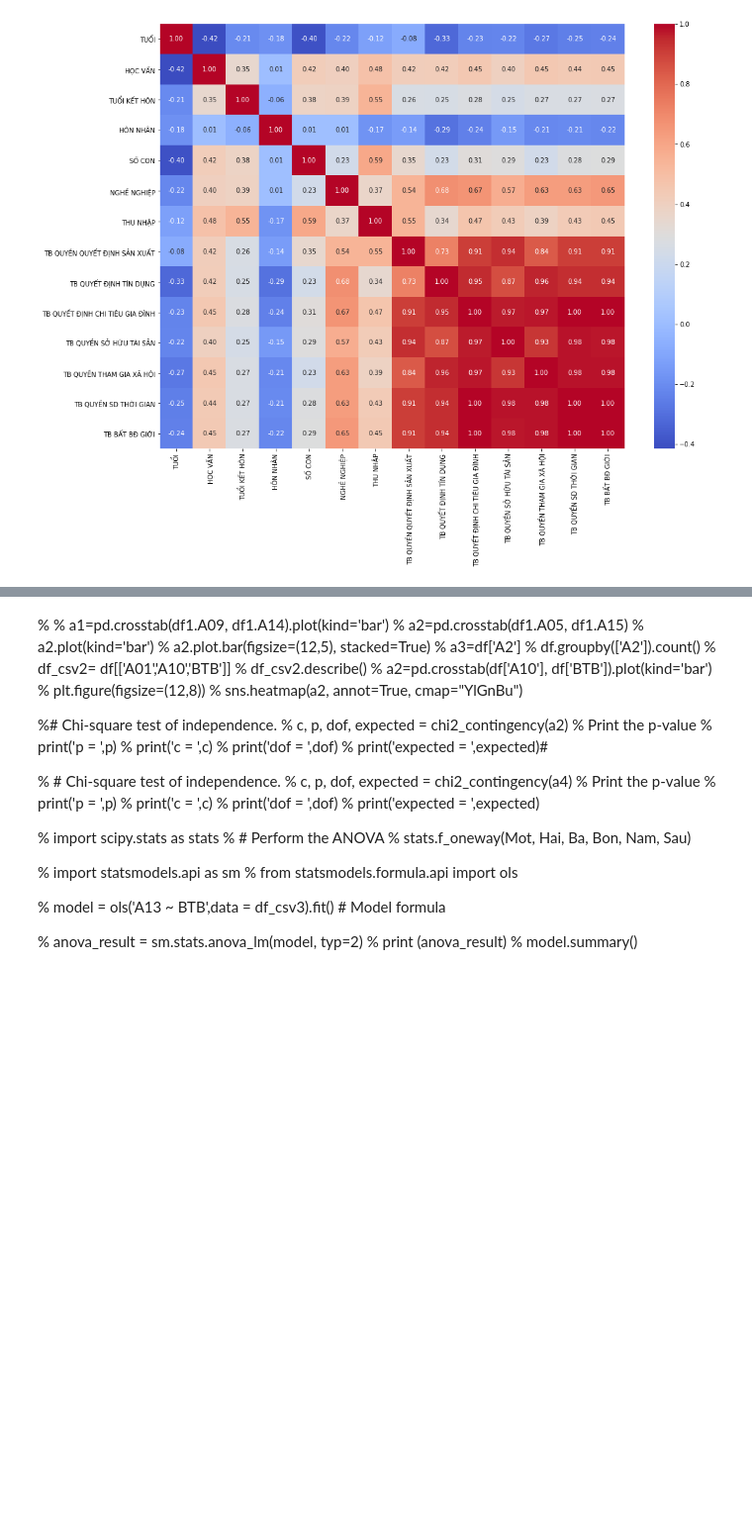
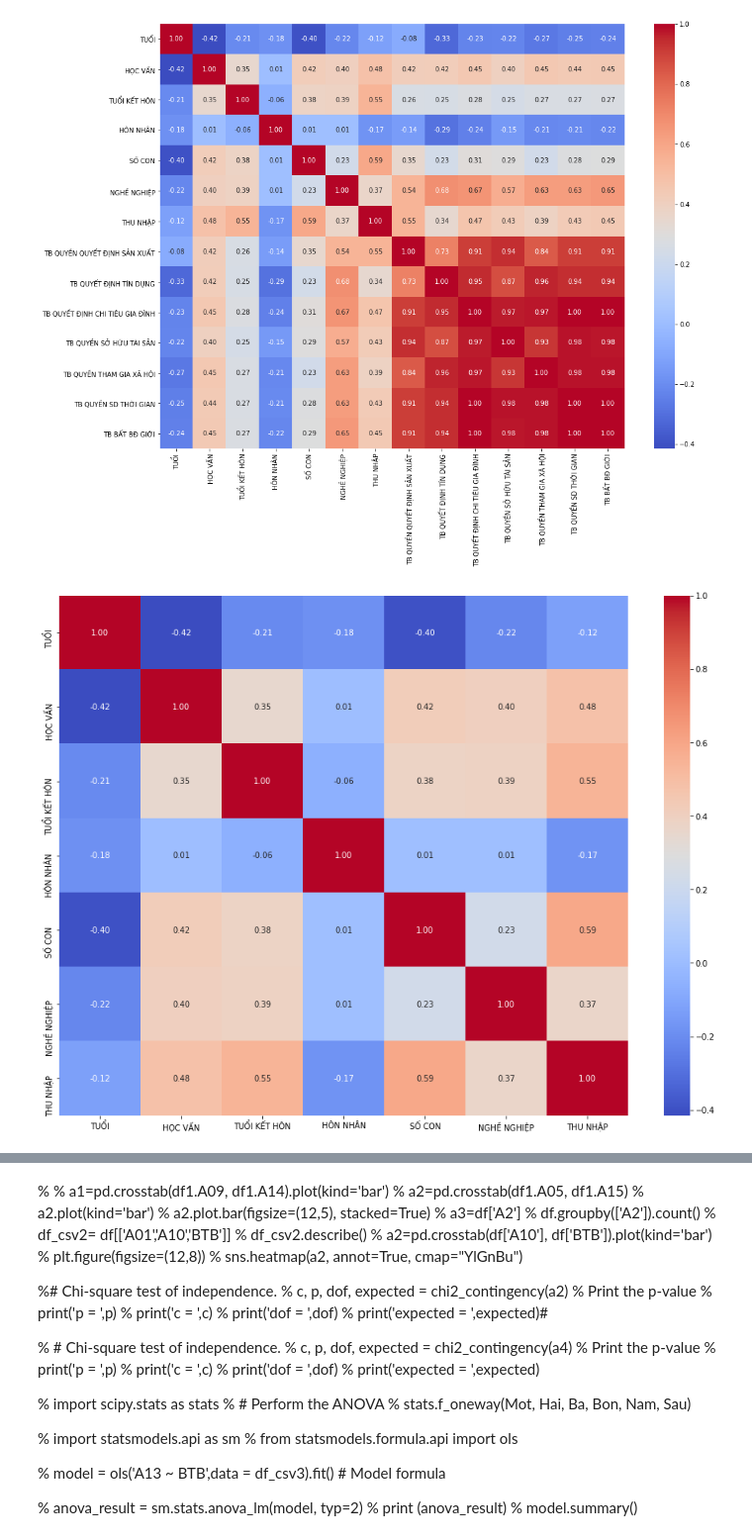
Before and after one commit to sonpvs/data-science, a Jupyter notebook: phantich.ipynb, the cells around one changed output, grey strips where cells are left out. Shown at 99% size. Saved outputs shown, nothing was run; the diff lists cells and outputs as text; code cells hidden in the pictures; blank space fills up the shorter version.

```diff
--- a/phantich.ipynb
+++ b/phantich.ipynb
@@ -350,3 +351,11 @@ sns.heatmap(data=df02.corr(),annot=True,fmt='.2f',cmap='coolwarm')
 plt.show()
 # %% [output]
 [figure]
+# %%
+df03 = pd.DataFrame(df,columns=['X1','X2','X3','X4','X5','X6','X7'])
+# %%
+plt.figure(figsize=(16,12))
+sns.heatmap(data=df03.corr(),annot=True,fmt='.2f',cmap='coolwarm')
+plt.show()
+# %% [output]
+[figure, added]
```
Also changed, not shown: parts of 19 cells of this notebook.
